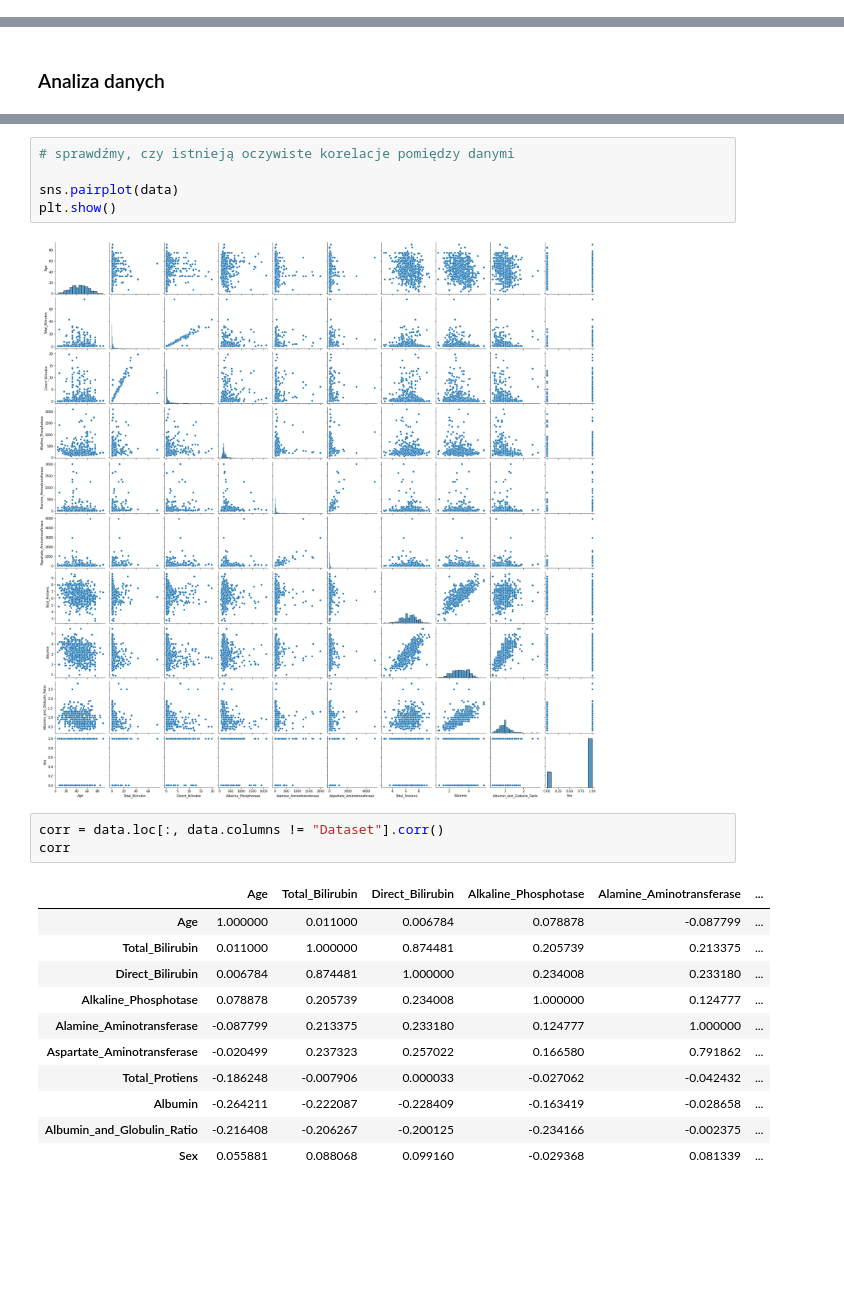
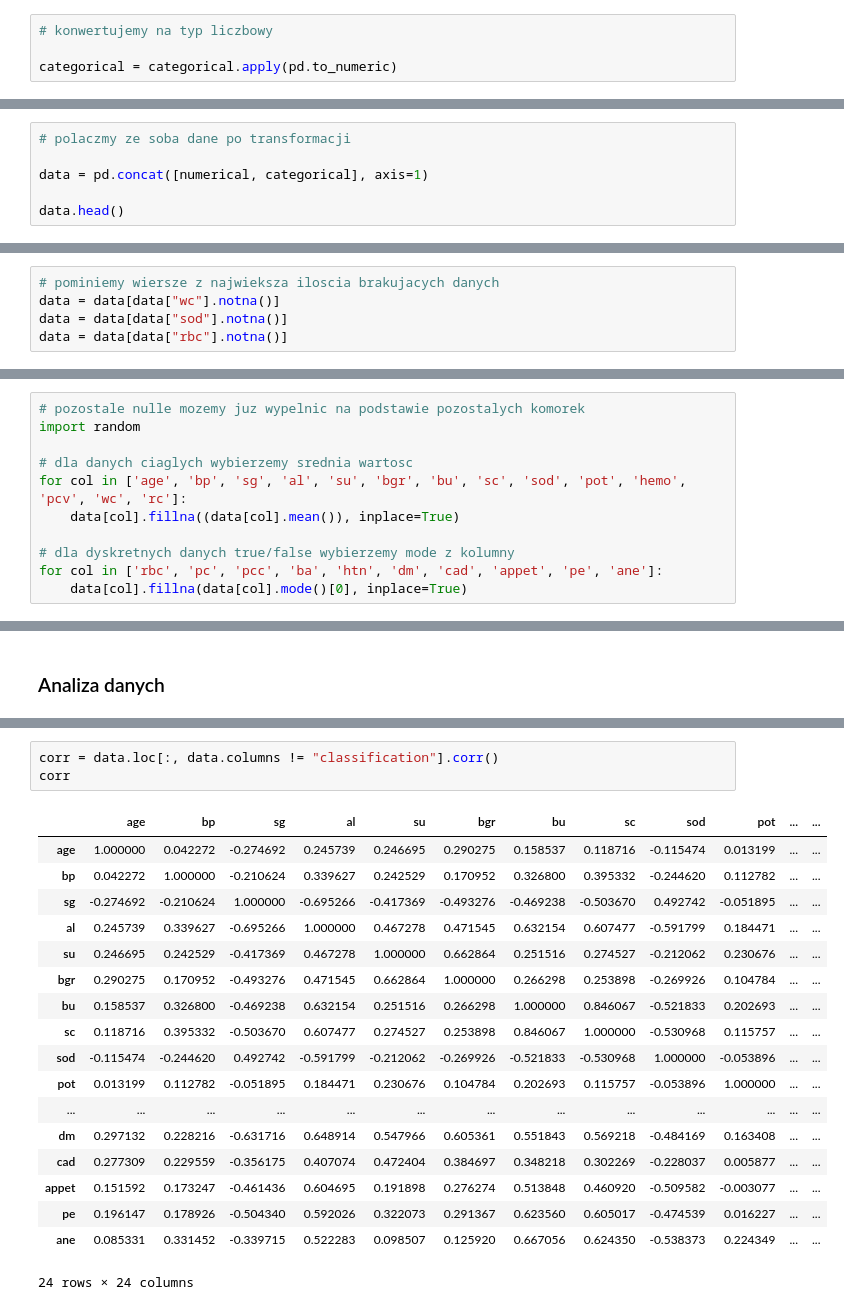
Before and after one commit to kacper1112/psi_projekt, a Jupyter notebook: projekt.ipynb, the cells around one changed output, grey strips where cells are left out. Drawn from its saved outputs; the diff is of its cells as text; blank space fills up the shorter version.

```diff
--- a/projekt.ipynb
+++ b/projekt.ipynb
@@ -77,0 +188,4 @@ data = data.drop(columns='Gender')
+# %%
+# konwertujemy na typ liczbowy
+
+categorical = categorical.apply(pd.to_numeric)
@@ -77,0 +212,6 @@ data = data.drop(columns='Gender')
+# %%
+# polaczmy ze soba dane po transformacji
+
+data = pd.concat([numerical, categorical], axis=1)
+
+data.head()
@@ -77,0 +251,5 @@ data = data.drop(columns='Gender')
+# %%
+# pominiemy wiersze z najwieksza iloscia brakujacych danych
+data = data[data["wc"].notna()]
+data = data[data["sod"].notna()]
+data = data[data["rbc"].notna()]
@@ -77,0 +278,11 @@ data = data.drop(columns='Gender')
+# %%
+# pozostale nulle mozemy juz wypelnic na podstawie pozostalych komorek
+import random
+
+# dla danych ciaglych wybierzemy srednia wartosc
+for col in ['age', 'bp', 'sg', 'al', 'su', 'bgr', 'bu', 'sc', 'sod', 'pot', 'hemo', 'pcv', 'wc', 'rc']:
+    data[col].fillna((data[col].mean()), inplace=True)
+
+# dla dyskretnych danych true/false wybierzemy mode z kolumny
+for col in ['rbc', 'pc', 'pcc', 'ba', 'htn', 'dm', 'cad', 'appet', 'pe', 'ane']:
+    data[col].fillna(data[col].mode()[0], inplace=True)
@@ -122,22 +334,22 @@ Text(0.5, 0.98, 'Feature distributions')
-# %%
-# sprawdźmy, czy istnieją oczywiste korelacje pomiędzy danymi
-
-sns.pairplot(data)
-plt.show()
-# %% [output]
-[figure, removed]
 # %%
-corr = data.loc[:, data.columns != "Dataset"].corr()
+corr = data.loc[:, data.columns != "classification"].corr()
 corr
 # %% [output]
-|  | Age | Total_Bilirubin | Direct_Bilirubin | Alkaline_Phosphotase | Alamine_Aminotransferase | ... |
-| Age | 1.000000 | 0.011000 | 0.006784 | 0.078878 | -0.087799 | ... |
-| Total_Bilirubin | 0.011000 | 1.000000 | 0.874481 | 0.205739 | 0.213375 | ... |
-| Direct_Bilirubin | 0.006784 | 0.874481 | 1.000000 | 0.234008 | 0.233180 | ... |
-| Alkaline_Phosphotase | 0.078878 | 0.205739 | 0.234008 | 1.000000 | 0.124777 | ... |
-| Alamine_Aminotransferase | -0.087799 | 0.213375 | 0.233180 | 0.124777 | 1.000000 | ... |
-| Aspartate_Aminotransferase | -0.020499 | 0.237323 | 0.257022 | 0.166580 | 0.791862 | ... |
-| Total_Protiens | -0.186248 | -0.007906 | 0.000033 | -0.027062 | -0.042432 | ... |
-| Albumin | -0.264211 | -0.222087 | -0.228409 | -0.163419 | -0.028658 | ... |
-| Albumin_and_Globulin_Ratio | -0.216408 | -0.206267 | -0.200125 | -0.234166 | -0.002375 | ... |
-| Sex | 0.055881 | 0.088068 | 0.099160 | -0.029368 | 0.081339 | ... |
+|  | age | bp | sg | al | su | bgr | bu | sc | sod | pot | ... | ... |
+| age | 1.000000 | 0.042272 | -0.274692 | 0.245739 | 0.246695 | 0.290275 | 0.158537 | 0.118716 | -0.115474 | 0.013199 | ... | ... |
+| bp | 0.042272 | 1.000000 | -0.210624 | 0.339627 | 0.242529 | 0.170952 | 0.326800 | 0.395332 | -0.244620 | 0.112782 | ... | ... |
+| sg | -0.274692 | -0.210624 | 1.000000 | -0.695266 | -0.417369 | -0.493276 | -0.469238 | -0.503670 | 0.492742 | -0.051895 | ... | ... |
+| al | 0.245739 | 0.339627 | -0.695266 | 1.000000 | 0.467278 | 0.471545 | 0.632154 | 0.607477 | -0.591799 | 0.184471 | ... | ... |
+| su | 0.246695 | 0.242529 | -0.417369 | 0.467278 | 1.000000 | 0.662864 | 0.251516 | 0.274527 | -0.212062 | 0.230676 | ... | ... |
+| bgr | 0.290275 | 0.170952 | -0.493276 | 0.471545 | 0.662864 | 1.000000 | 0.266298 | 0.253898 | -0.269926 | 0.104784 | ... | ... |
+| bu | 0.158537 | 0.326800 | -0.469238 | 0.632154 | 0.251516 | 0.266298 | 1.000000 | 0.846067 | -0.521833 | 0.202693 | ... | ... |
+| sc | 0.118716 | 0.395332 | -0.503670 | 0.607477 | 0.274527 | 0.253898 | 0.846067 | 1.000000 | -0.530968 | 0.115757 | ... | ... |
+| sod | -0.115474 | -0.244620 | 0.492742 | -0.591799 | -0.212062 | -0.269926 | -0.521833 | -0.530968 | 1.000000 | -0.053896 | ... | ... |
+| pot | 0.013199 | 0.112782 | -0.051895 | 0.184471 | 0.230676 | 0.104784 | 0.202693 | 0.115757 | -0.053896 | 1.000000 | ... | ... |
+| ... | ... | ... | ... | ... | ... | ... | ... | ... | ... | ... | ... | ... |
+| dm | 0.297132 | 0.228216 | -0.631716 | 0.648914 | 0.547966 | 0.605361 | 0.551843 | 0.569218 | -0.484169 | 0.163408 | ... | ... |
+| cad | 0.277309 | 0.229559 | -0.356175 | 0.407074 | 0.472404 | 0.384697 | 0.348218 | 0.302269 | -0.228037 | 0.005877 | ... | ... |
+| appet | 0.151592 | 0.173247 | -0.461436 | 0.604695 | 0.191898 | 0.276274 | 0.513848 | 0.460920 | -0.509582 | -0.003077 | ... | ... |
+| pe | 0.196147 | 0.178926 | -0.504340 | 0.592026 | 0.322073 | 0.291367 | 0.623560 | 0.605017 | -0.474539 | 0.016227 | ... | ... |
+| ane | 0.085331 | 0.331452 | -0.339715 | 0.522283 | 0.098507 | 0.125920 | 0.667056 | 0.624350 | -0.538373 | 0.224349 | ... | ... |
+24 rows × 24 columns
```
Also changed, not shown: parts of 58 cells of this notebook, 4 other files.
